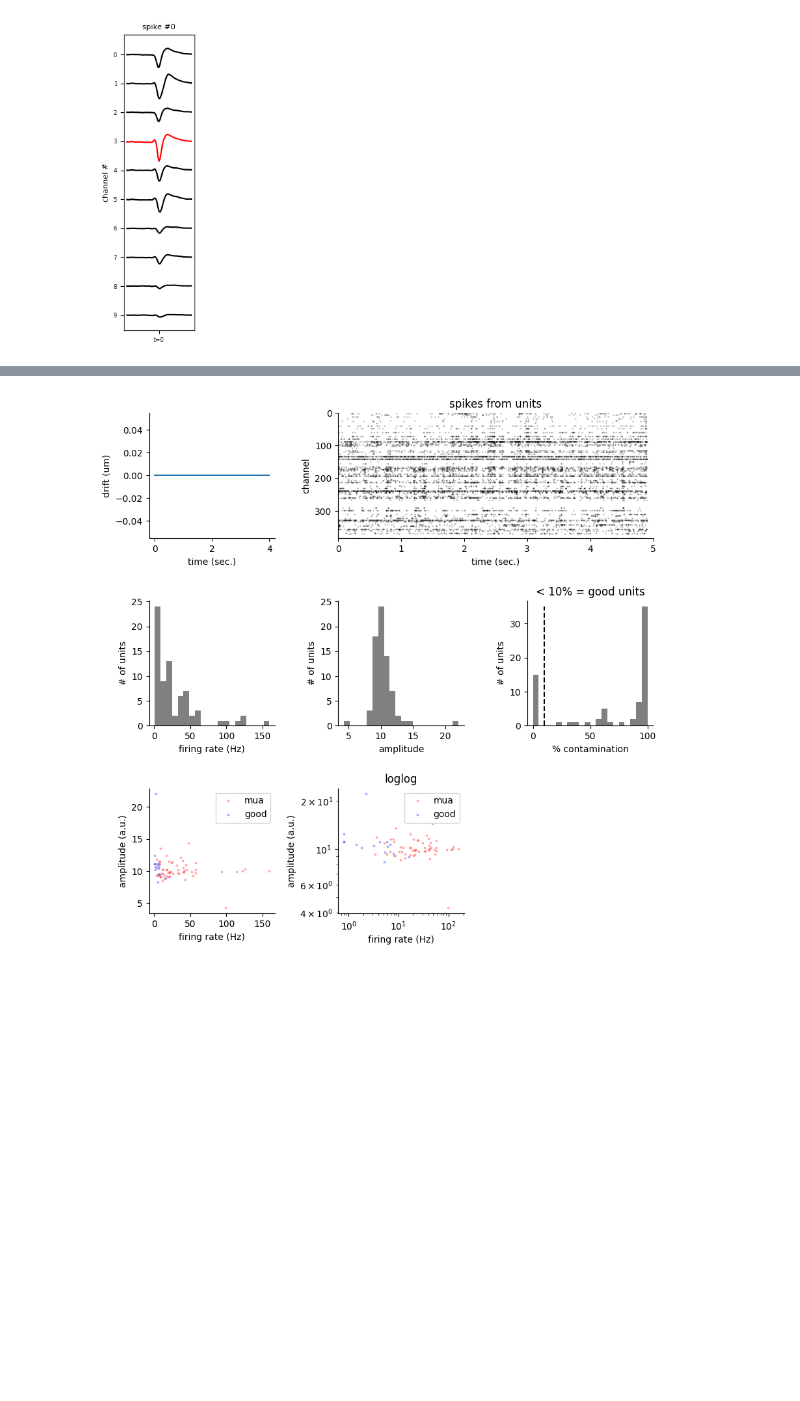
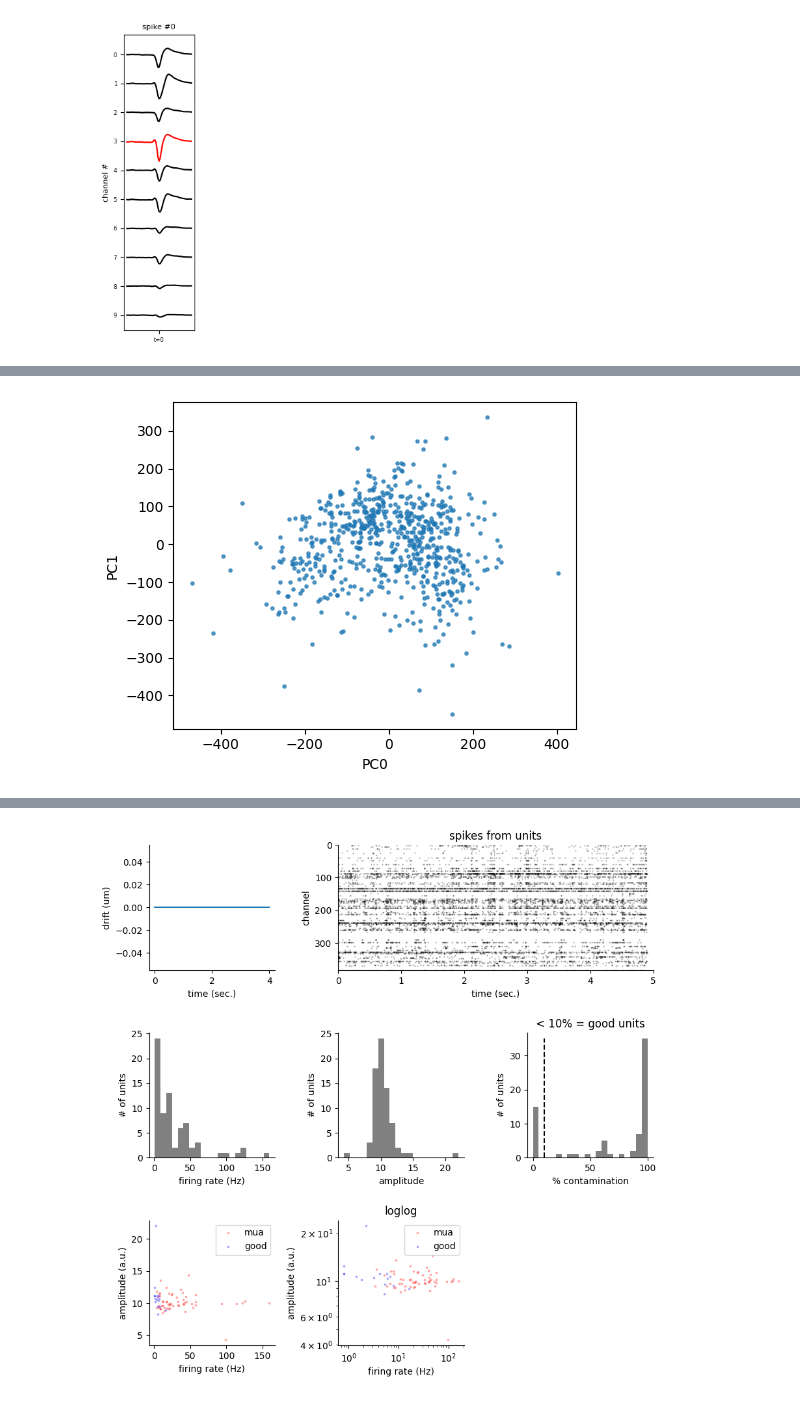
Before and after one commit to dyballa/TempoSort, a Jupyter notebook: data/2017_UCL_Neuropixels/analyzing-Kilosort4-output.ipynb, the cells around one changed output, grey strips where cells are left out. Cells and saved outputs as stored; diff of their text form; code cells hidden in the pictures; blank space fills up the shorter version.

```diff
--- a/data/2017_UCL_Neuropixels/analyzing-Kilosort4-output.ipynb
+++ b/data/2017_UCL_Neuropixels/analyzing-Kilosort4-output.ipynb
@@ -298,0 +282,26 @@ print(tot)
+# %%
+# plot spikes in PCA space
+
+from sklearn.decomposition import PCA
+pca = PCA(10)
+
+X = np.reshape(all_spk_windows, (len(all_spk_windows), -1)) # concatenate all channels along the same dimension
+
+Y = pca.fit_transform(X)
+
+
+PCs = [(0,1)] #look through multiple PC coordinates
+
+f, axes = plt.subplots(1, len(PCs), figsize=(5*len(PCs), 4))
+if len(PCs) == 1:
+    axes = [axes]
+for ax, pcs in zip(axes, PCs):
+    sc = ax.scatter(*Y[:,pcs].T, alpha=.7, s=5)
+    ax.set(xlabel=f'PC{pcs[0]}', ylabel=f'PC{pcs[1]}')
+f.tight_layout()
+plt.show()
+
+
+#
+# %% [output]
+[figure, added]
```
Also changed, not shown: parts of 15 cells of this notebook, 2 other files.
